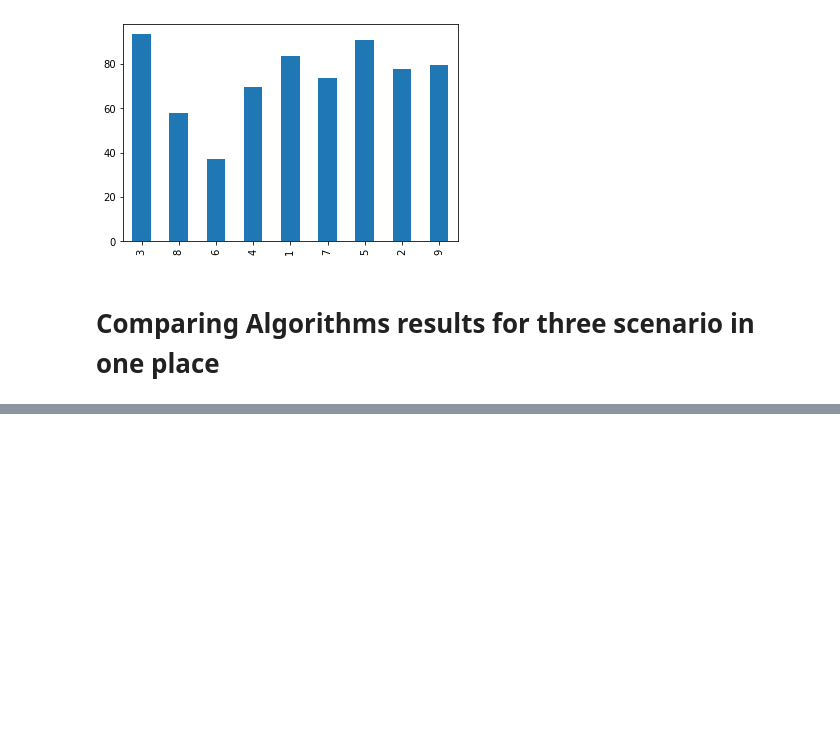
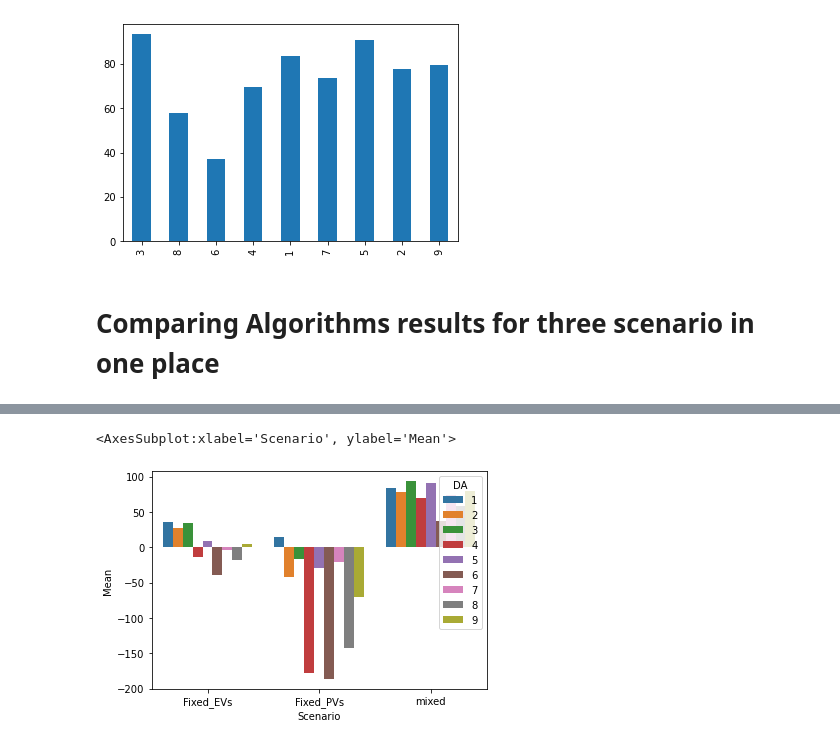
Before and after one commit to alirezakfz/PyomoModels, a Jupyter notebook: 08_SEST2022_DA_EQ/Results/Plots/Objective_Functions_Visualization.ipynb, the cells around one changed output, grey strips where cells are left out. Saved outputs shown, nothing was run; the diff lists cells and outputs as text; code cells hidden in the pictures; blank space fills up the shorter version.

```diff
--- a/08_SEST2022_DA_EQ/Results/Plots/Objective_Functions_Visualization.ipynb
+++ b/08_SEST2022_DA_EQ/Results/Plots/Objective_Functions_Visualization.ipynb
@@ -121,25 +122,26 @@ for x in zip(df_fixed_pvs_diag.mean().index, df_fixed_pvs_diag.mean()):
     Mean.append(x[1])
     DA.append(x[0])
     Algorithm.append('DIAG')
-    Scenario.append('mixed')
+    Scenario.append('Fixed_PVs')
 
 for x in zip(df_fixed_pvs_ahe.mean().index, df_fixed_pvs_ahe.mean()):
     Mean.append(x[1])
     DA.append(x[0])
     Algorithm.append('AHE')
-    Scenario.append('mixed')
+    Scenario.append('Fixed_PVs')
 # %%
 # Fixed EVs Algorithms
 for x in zip(df_fixed_evs_diag.mean().index, df_fixed_evs_diag.mean()):
     Mean.append(x[1])
     DA.append(x[0])
     Algorithm.append('DIAG')
-    Scenario.append('mixed')
+    Scenario.append('Fixed_EVs')
 
 for x in zip(df_fixed_evs_ahe.mean().index, df_fixed_evs_ahe.mean()):
     Mean.append(x[1])
     DA.append(x[0])
     Algorithm.append('AHE')
-    Scenario.append('mixed')
+    Scenario.append('Fixed_EVs')
 # %%
-# Create
+# Create Data Frame from multiple lists
+df_compare = pd.DataFrame({'Mean':Mean, 'Algorithm':Algorithm, 'Scenario':Scenario, 'DA':DA})
@@ -163,0 +148,2 @@ for x in zip(df_fixed_evs_ahe.mean().index, df_fixed_evs_ahe.mean()):
+# %%
+df_compare = df_compare.groupby(['Scenario','DA']).mean().reset_index()
@@ -163,0 +172,5 @@ for x in zip(df_fixed_evs_ahe.mean().index, df_fixed_evs_ahe.mean()):
+# %%
+sns.barplot(x='Scenario',y='Mean', hue='DA', data=df_compare.groupby(['Scenario','DA']).mean().reset_index() )
+# %% [output]
+<AxesSubplot:xlabel='Scenario', ylabel='Mean'>
+[figure, added]
```
Also changed, not shown: parts of 8 cells of this notebook, 24 other files.
